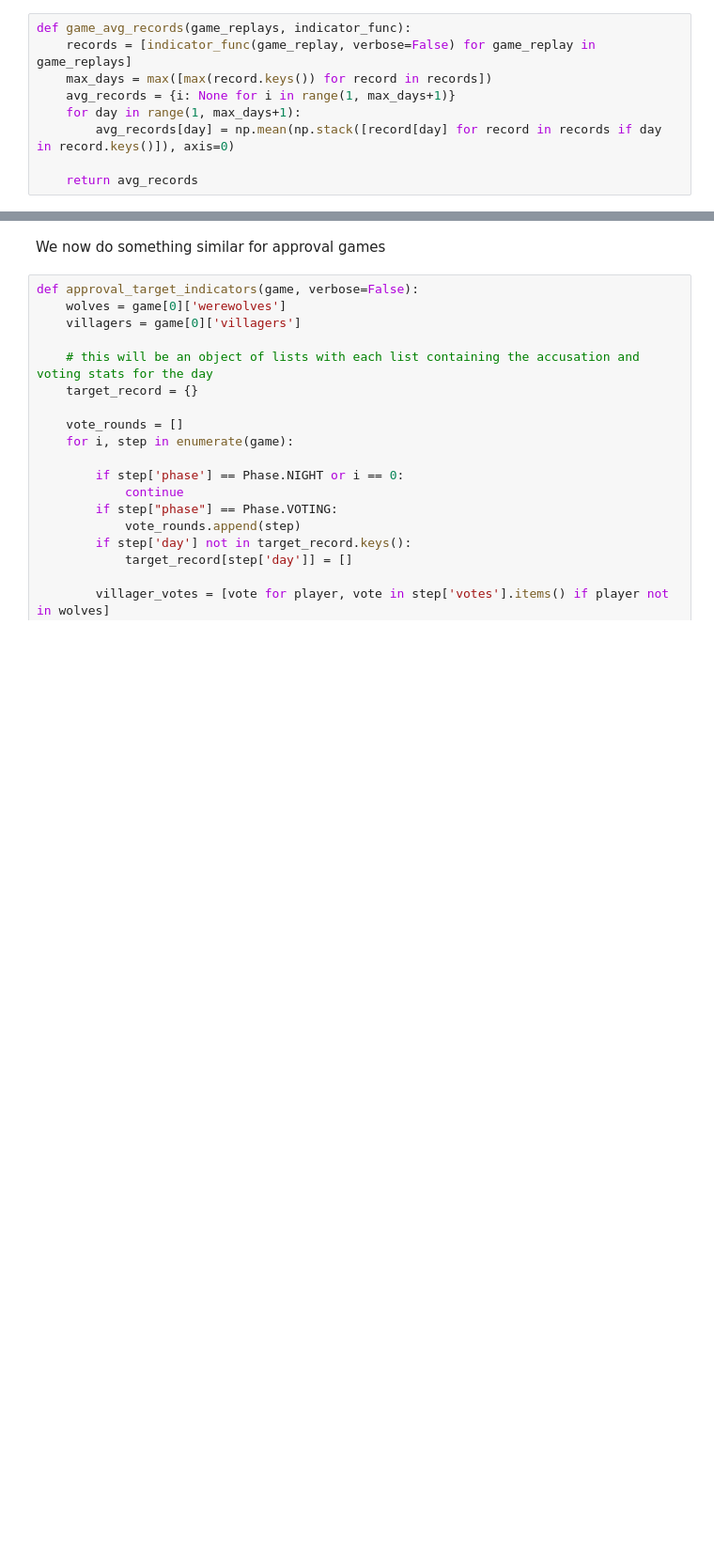
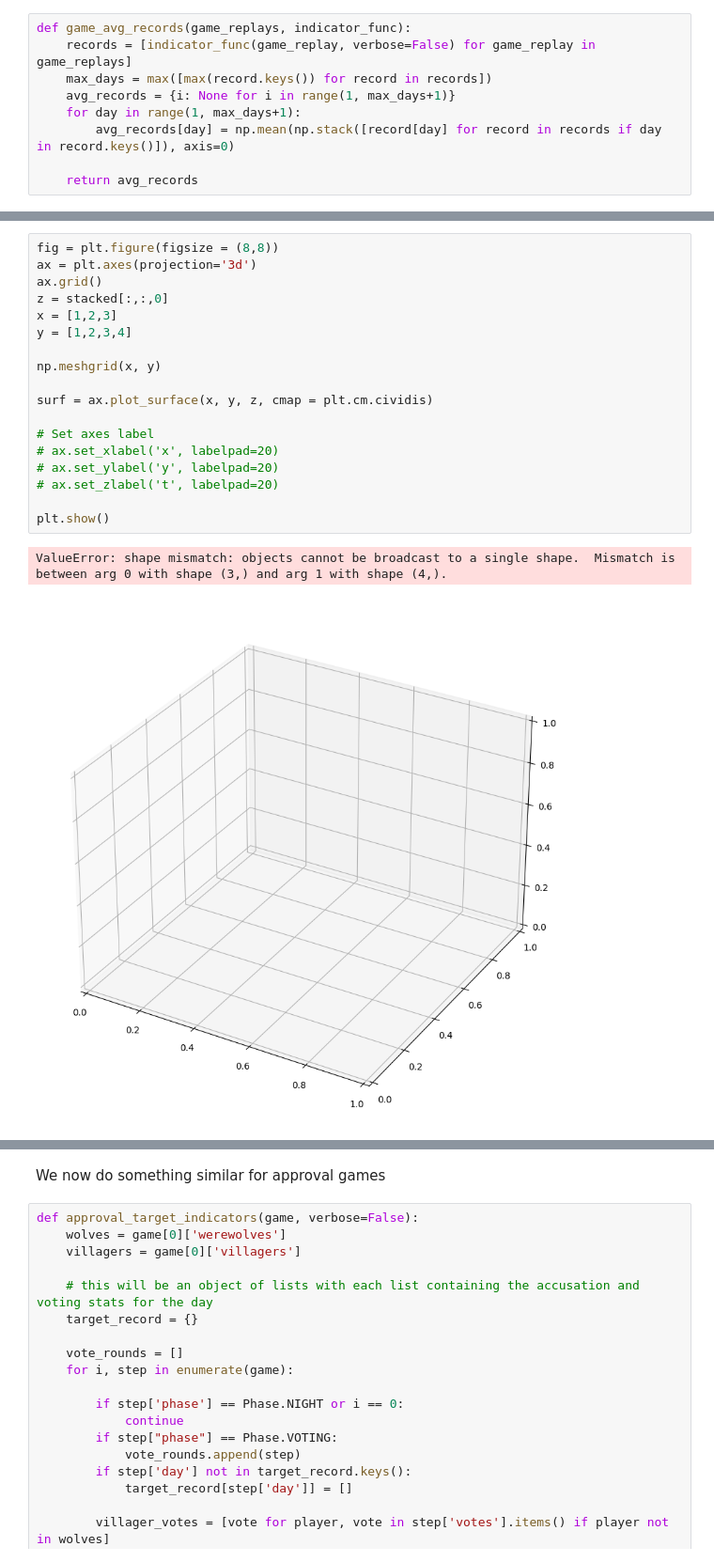
Before and after one commit to ggsavin/voting-games, a Jupyter notebook: project-book/_build/jupyter_execute/stats_and_visualize.ipynb, the cells around one changed output, grey strips where cells are left out. Shown at 94% size. Drawn from its saved outputs; the diff is of its cells as text; blank space fills up the shorter version.

```diff
--- a/project-book/_build/jupyter_execute/stats_and_visualize.ipynb
+++ b/project-book/_build/jupyter_execute/stats_and_visualize.ipynb
@@ -464,0 +564,21 @@ game_avg_records(trained_plurality_villager_wins, game_per_day_target_indicators
+# %%
+fig = plt.figure(figsize = (8,8))
+ax = plt.axes(projection='3d')
+ax.grid()
+z = stacked[:,:,0]
+x = [1,2,3]
+y = [1,2,3,4]
+
+np.meshgrid(x, y)
+
+surf = ax.plot_surface(x, y, z, cmap = plt.cm.cividis)
+
+# Set axes label
+# ax.set_xlabel('x', labelpad=20)
+# ax.set_ylabel('y', labelpad=20)
+# ax.set_zlabel('t', labelpad=20)
+
+plt.show()
+# %% [output]
+ValueError: shape mismatch: objects cannot be broadcast to a single shape.  Mismatch is between arg 0 with shape (3,) and arg 1 with shape (4,).
+[figure, added]
```
Also changed, not shown: parts of 44 cells of this notebook, 21 other files.
